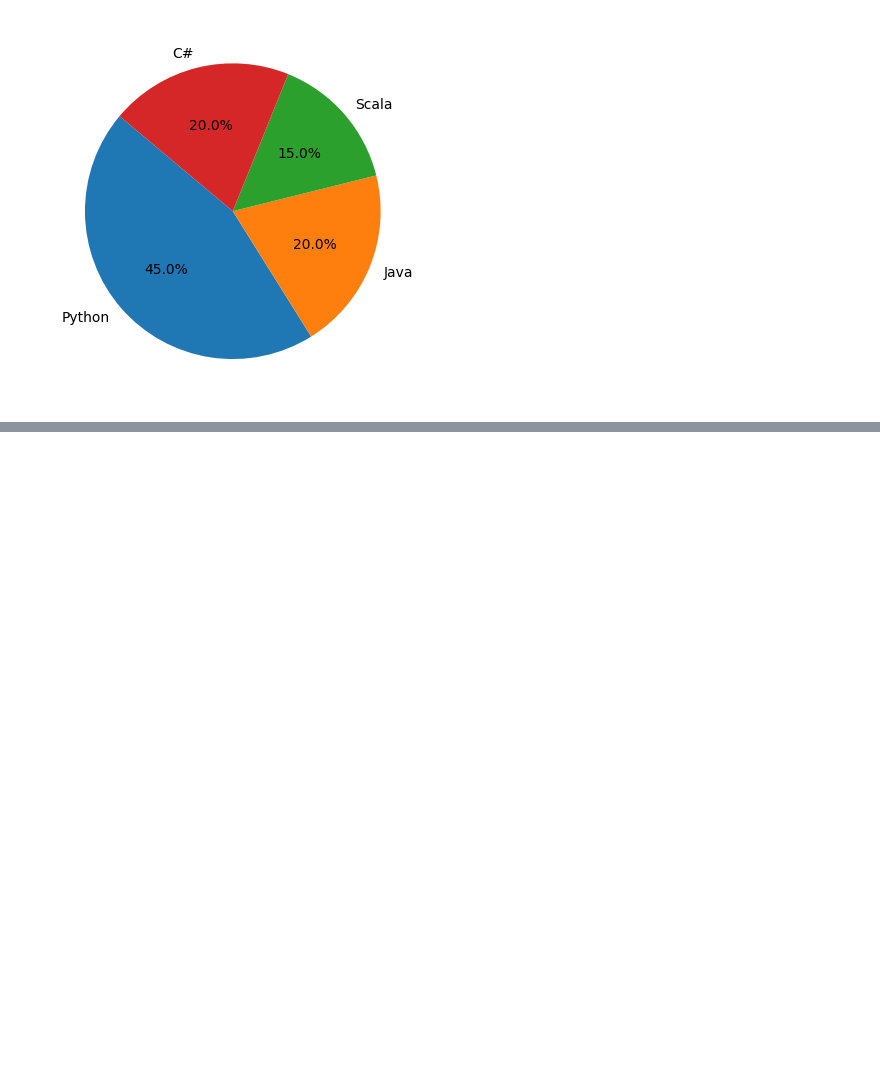
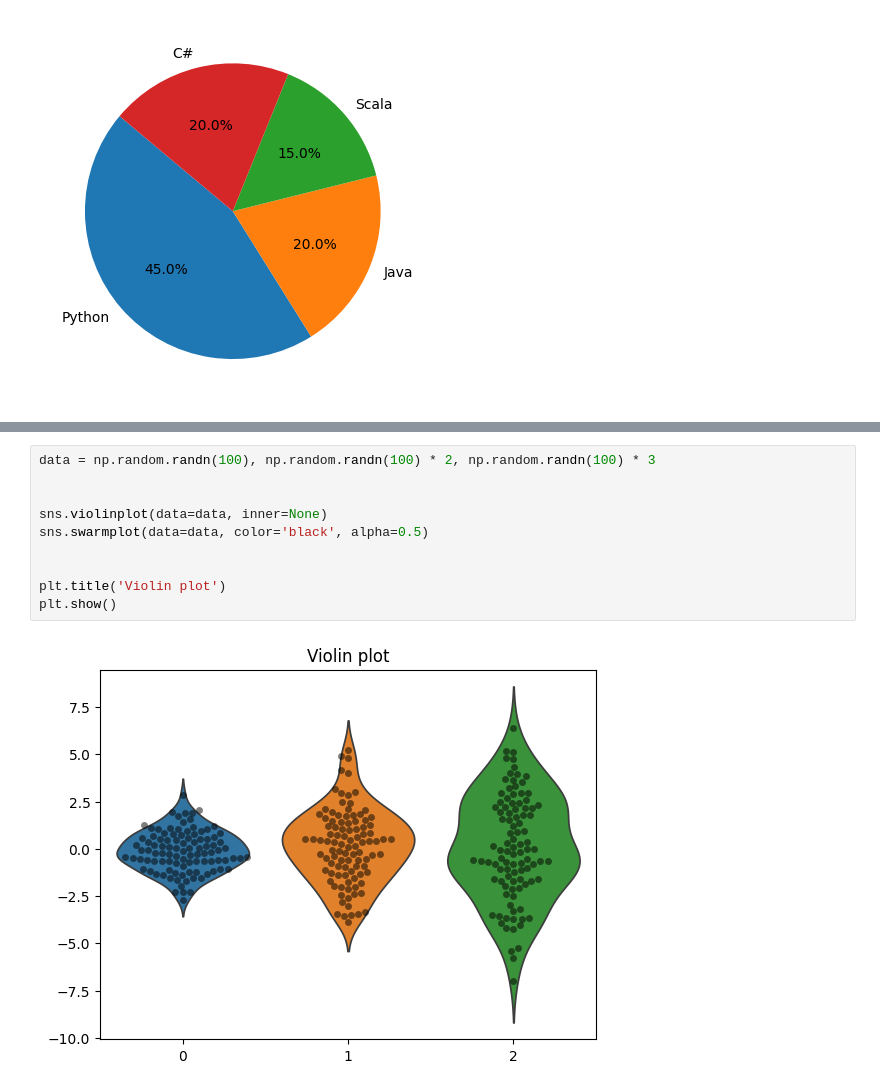
Before and after one commit to Cleamx/M2DENG, a Jupyter notebook: data_viz/exemple3/exemple3.ipynb, the cells around one changed output, grey strips where cells are left out. Cells and saved outputs as stored; diff of their text form; blank space fills up the shorter version.

```diff
--- a/data_viz/exemple3/exemple3.ipynb
+++ b/data_viz/exemple3/exemple3.ipynb
@@ -57,0 +60,12 @@ plt.show()
+# %%
+data = np.random.randn(100), np.random.randn(100) * 2, np.random.randn(100) * 3
+
+
+sns.violinplot(data=data, inner=None)
+sns.swarmplot(data=data, color='black', alpha=0.5)
+
+
+plt.title('Violin plot')
+plt.show()
+# %% [output]
+[figure, added]
```
Also changed, not shown: parts of 7 cells of this notebook, 7 other files.
